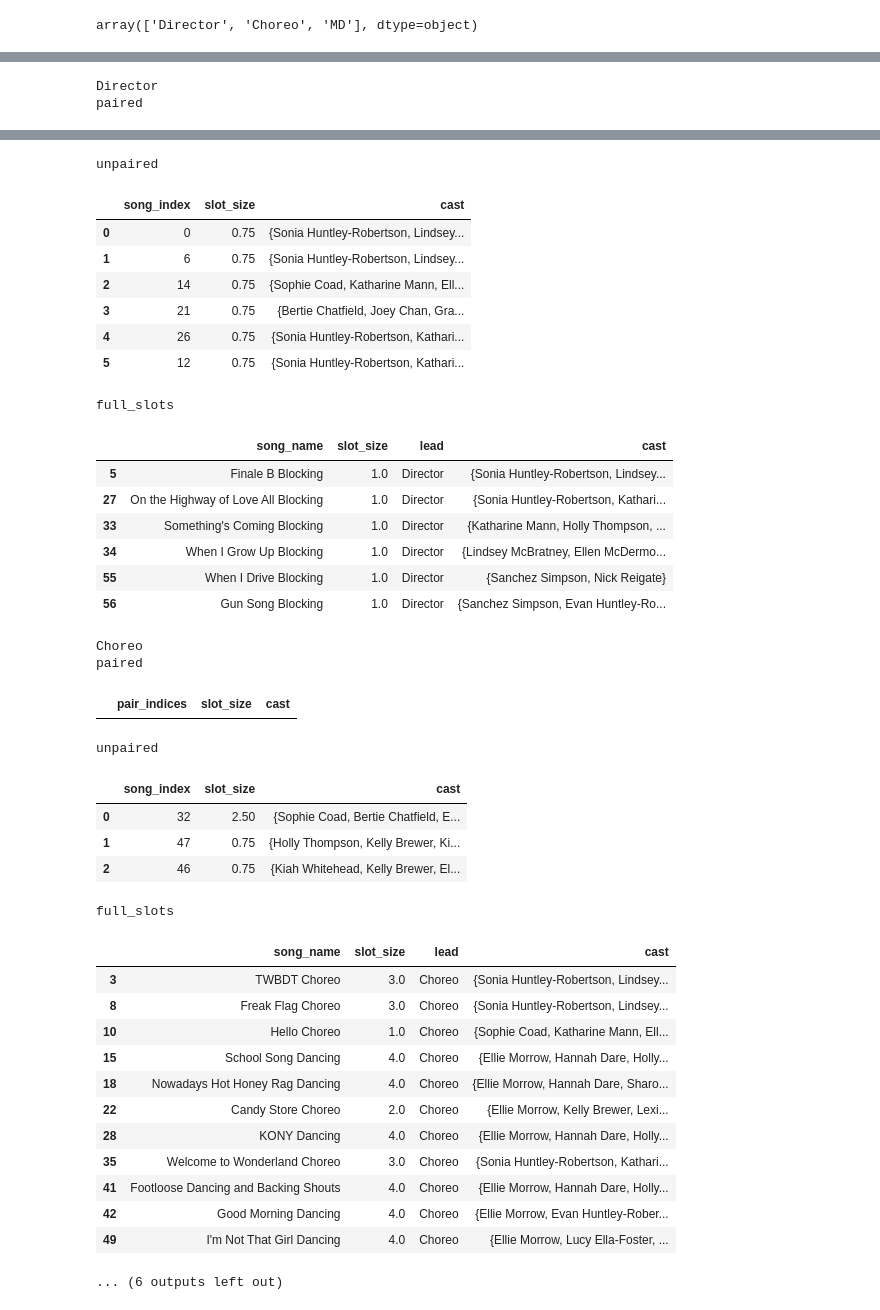
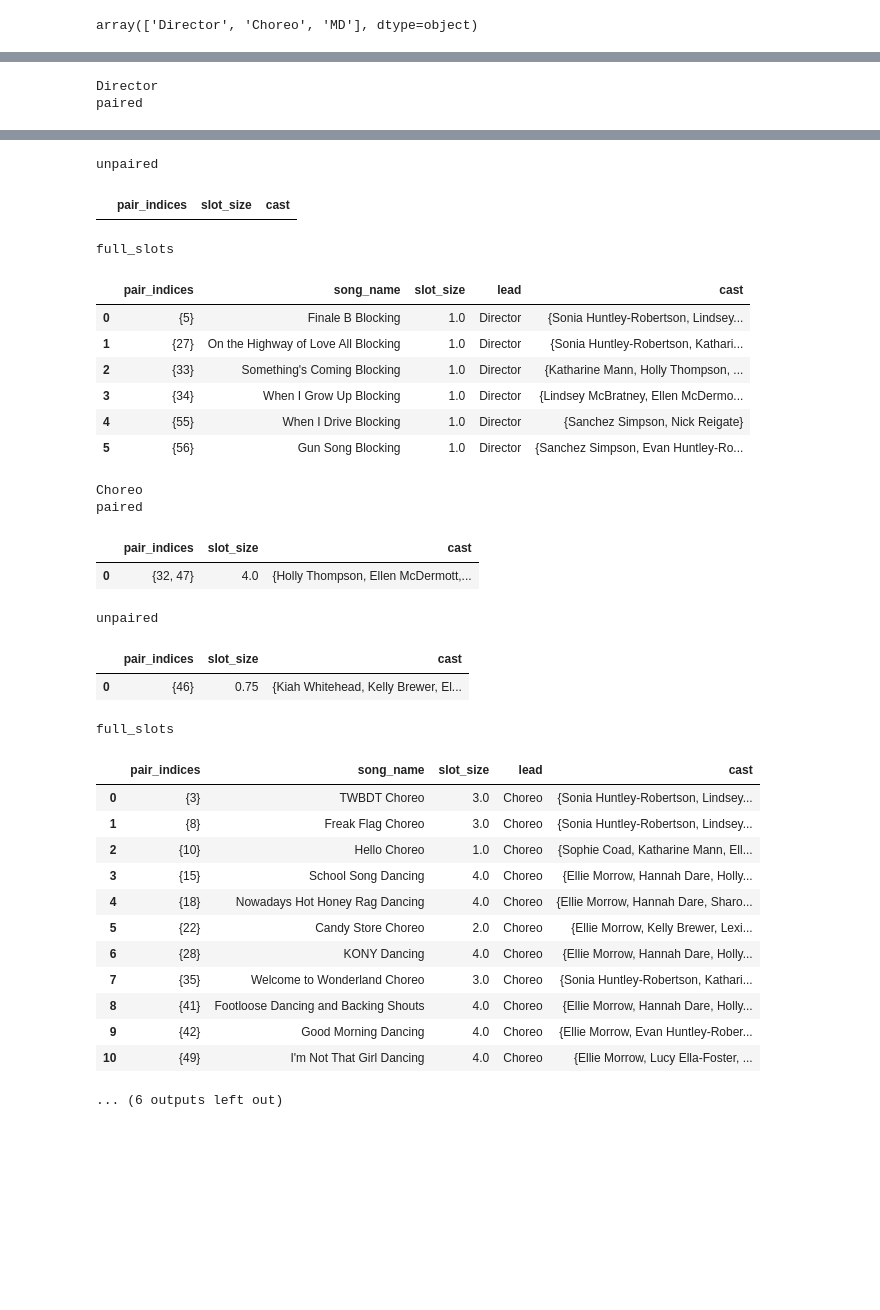
Before and after one commit to caralynch/Song_scheduler, a Jupyter notebook: brouillon.ipynb, the cells around one changed output, grey strips where cells are left out. Drawn from its saved outputs; the diff is of its cells as text; code cells hidden in the pictures; blank space fills up the shorter version.

```diff
--- a/brouillon.ipynb
+++ b/brouillon.ipynb
@@ -226,7 +214,7 @@ def find_partial_slot_pairings(partial_slots):
     }
 
     unpaired_slots = {
-        'song_index': [],
+        'pair_indices': [],
         'slot_size': [],
         'cast': []
     }
@@ -248,14 +236,14 @@ def find_partial_slot_pairings(partial_slots):
         # if not complementary durations were found, add this song to the unpaired dict
         if not complementary_durations:
             print(f"No time match for {song_name}")
-            unpaired_slots['song_index'].append(original_song_index)
+            unpaired_slots['pair_indices'].append({original_song_index})
             unpaired_slots['slot_size'].append(song_slot_size)
             unpaired_slots['cast'].append(partial_slots.loc[song_index, 'cast'])
         # if complementary durations were found, try pairing the song
         else:
             best_set_tuple = find_best_song_tuple_from_complementary_durations(song_index, complementary_durations, partial_slots, remaining_slots, overlap_array)
             if best_set_tuple is None:
-                unpaired_slots['song_index'].append(original_song_index)
+                unpaired_slots['pair_indices'].append({original_song_index})
                 unpaired_slots['slot_size'].append(song_slot_size)
                 unpaired_slots['cast'].append(partial_slots.loc[song_index, 'cast'])
             else:
@@ -277,7 +265,7 @@ def find_partial_slot_pairings(partial_slots):
         song_slot_size = partial_slots.loc[song_index, 'slot_size']
         song_name = partial_slots.loc[song_index, 'song_name']
         print(f"No time match for {song_name}")
-        unpaired_slots['song_index'].append(original_song_index)
+        unpaired_slots['pair_indices'].append({original_song_index})
         unpaired_slots['slot_size'].append(song_slot_size)
         unpaired_slots['cast'].append(partial_slots.loc[song_index, 'cast'])
 
@@ -287,6 +275,9 @@ def find_partial_slot_pairings(partial_slots):
     }
 
     return out_dict
+# %%
+def single_set(a):
+    return {a}
 # %%
 
 rehearsals = {}
@@ -295,5 +286,7 @@ for rehearsal_lead in rehearsal_leads:
 
     # full slots are fine, need to find pairings for partial slots
     rehearsals[rehearsal_lead] = find_partial_slot_pairings(separated_slots['partial_slots'])
-    rehearsals[rehearsal_lead]['full_slots'] = separated_slots['full_slots']
+    full_slots = separated_slots['full_slots'].reset_index().rename(columns={'index': 'pair_indices'})
+    full_slots.pair_indices = full_slots.pair_indices.apply(single_set)
+    rehearsals[rehearsal_lead]['full_slots'] = full_slots
 # %% [output]
@@ -317,9 +309,15 @@ No time match for Meet the Plastics Trio Only Choreo
 # %%
+full_song_lists = {}
 for lead in rehearsals:
     print(lead)
-    for key in rehearsals[lead]:
+    for i, key in enumerate(rehearsals[lead].keys()):
         print(key)
         display(rehearsals[lead][key])
+        if i == 0:
+            to_concat = rehearsals[lead][key]
+        else:
+            to_concat = pd.concat((to_concat, rehearsals[lead][key]), join='inner')
+    full_song_lists[lead] = to_concat
 # %% [output]
 Director
 paired
@@ -329,38 +330,31 @@ paired
 unpaired
-|  | song_index | slot_size | cast |
-| 0 | 0 | 0.75 | {Sonia Huntley-Robertson, Lindsey... |
-| 1 | 6 | 0.75 | {Sonia Huntley-Robertson, Lindsey... |
-| 2 | 14 | 0.75 | {Sophie Coad, Katharine Mann, Ell... |
-| 3 | 21 | 0.75 | {Bertie Chatfield, Joey Chan, Gra... |
-| 4 | 26 | 0.75 | {Sonia Huntley-Robertson, Kathari... |
-| 5 | 12 | 0.75 | {Sonia Huntley-Robertson, Kathari... |
+|  | pair_indices | slot_size | cast |
 full_slots
-|  | song_name | slot_size | lead | cast |
-| 5 | Finale B Blocking | 1.0 | Director | {Sonia Huntley-Robertson, Lindsey... |
-| 27 | On the Highway of Love All Blocking | 1.0 | Director | {Sonia Huntley-Robertson, Kathari... |
-| 33 | Something's Coming Blocking | 1.0 | Director | {Katharine Mann, Holly Thompson, ... |
-| 34 | When I Grow Up Blocking | 1.0 | Director | {Lindsey McBratney, Ellen McDermo... |
-| 55 | When I Drive Blocking | 1.0 | Director | {Sanchez Simpson, Nick Reigate} |
-| 56 | Gun Song Blocking | 1.0 | Director | {Sanchez Simpson, Evan Huntley-Ro... |
+|  | pair_indices | song_name | slot_size | lead | cast |
+| 0 | {5} | Finale B Blocking | 1.0 | Director | {Sonia Huntley-Robertson, Lindsey... |
+| 1 | {27} | On the Highway of Love All Blocking | 1.0 | Director | {Sonia Huntley-Robertson, Kathari... |
+| 2 | {33} | Something's Coming Blocking | 1.0 | Director | {Katharine Mann, Holly Thompson, ... |
+| 3 | {34} | When I Grow Up Blocking | 1.0 | Director | {Lindsey McBratney, Ellen McDermo... |
+| 4 | {55} | When I Drive Blocking | 1.0 | Director | {Sanchez Simpson, Nick Reigate} |
+| 5 | {56} | Gun Song Blocking | 1.0 | Director | {Sanchez Simpson, Evan Huntley-Ro... |
 Choreo
 paired
 |  | pair_indices | slot_size | cast |
+| 0 | {32, 47} | 4.0 | {Holly Thompson, Ellen McDermott,... |
 unpaired
-|  | song_index | slot_size | cast |
-| 0 | 32 | 2.50 | {Sophie Coad, Bertie Chatfield, E... |
-| 1 | 47 | 0.75 | {Holly Thompson, Kelly Brewer, Ki... |
-| 2 | 46 | 0.75 | {Kiah Whitehead, Kelly Brewer, El... |
+|  | pair_indices | slot_size | cast |
+| 0 | {46} | 0.75 | {Kiah Whitehead, Kelly Brewer, El... |
 full_slots
-|  | song_name | slot_size | lead | cast |
-| 3 | TWBDT Choreo | 3.0 | Choreo | {Sonia Huntley-Robertson, Lindsey... |
-| 8 | Freak Flag Choreo | 3.0 | Choreo | {Sonia Huntley-Robertson, Lindsey... |
-| 10 | Hello Choreo | 1.0 | Choreo | {Sophie Coad, Katharine Mann, Ell... |
-| 15 | School Song Dancing | 4.0 | Choreo | {Ellie Morrow, Hannah Dare, Holly... |
-| 18 | Nowadays Hot Honey Rag Dancing | 4.0 | Choreo | {Ellie Morrow, Hannah Dare, Sharo... |
-| 22 | Candy Store Choreo | 2.0 | Choreo | {Ellie Morrow, Kelly Brewer, Lexi... |
-| 28 | KONY Dancing | 4.0 | Choreo | {Ellie Morrow, Hannah Dare, Holly... |
-| 35 | Welcome to Wonderland Choreo | 3.0 | Choreo | {Sonia Huntley-Robertson, Kathari... |
-| 41 | Footloose Dancing and Backing Shouts | 4.0 | Choreo | {Ellie Morrow, Hannah Dare, Holly... |
-| 42 | Good Morning Dancing | 4.0 | Choreo | {Ellie Morrow, Evan Huntley-Rober... |
-| 49 | I'm Not That Girl Dancing | 4.0 | Choreo | {Ellie Morrow, Lucy Ella-Foster, ... |
+|  | pair_indices | song_name | slot_size | lead | cast |
+| 0 | {3} | TWBDT Choreo | 3.0 | Choreo | {Sonia Huntley-Robertson, Lindsey... |
+| 1 | {8} | Freak Flag Choreo | 3.0 | Choreo | {Sonia Huntley-Robertson, Lindsey... |
+| 2 | {10} | Hello Choreo | 1.0 | Choreo | {Sophie Coad, Katharine Mann, Ell... |
+| 3 | {15} | School Song Dancing | 4.0 | Choreo | {Ellie Morrow, Hannah Dare, Holly... |
+| 4 | {18} | Nowadays Hot Honey Rag Dancing | 4.0 | Choreo | {Ellie Morrow, Hannah Dare, Sharo... |
+| 5 | {22} | Candy Store Choreo | 2.0 | Choreo | {Ellie Morrow, Kelly Brewer, Lexi... |
+| 6 | {28} | KONY Dancing | 4.0 | Choreo | {Ellie Morrow, Hannah Dare, Holly... |
+| 7 | {35} | Welcome to Wonderland Choreo | 3.0 | Choreo | {Sonia Huntley-Robertson, Kathari... |
+| 8 | {41} | Footloose Dancing and Backing Shouts | 4.0 | Choreo | {Ellie Morrow, Hannah Dare, Holly... |
+| 9 | {42} | Good Morning Dancing | 4.0 | Choreo | {Ellie Morrow, Evan Huntley-Rober... |
+| 10 | {49} | I'm Not That Girl Dancing | 4.0 | Choreo | {Ellie Morrow, Lucy Ella-Foster, ... |
 ... (6 outputs left out)
```
Also changed, not shown: parts of 6 cells of this notebook.
